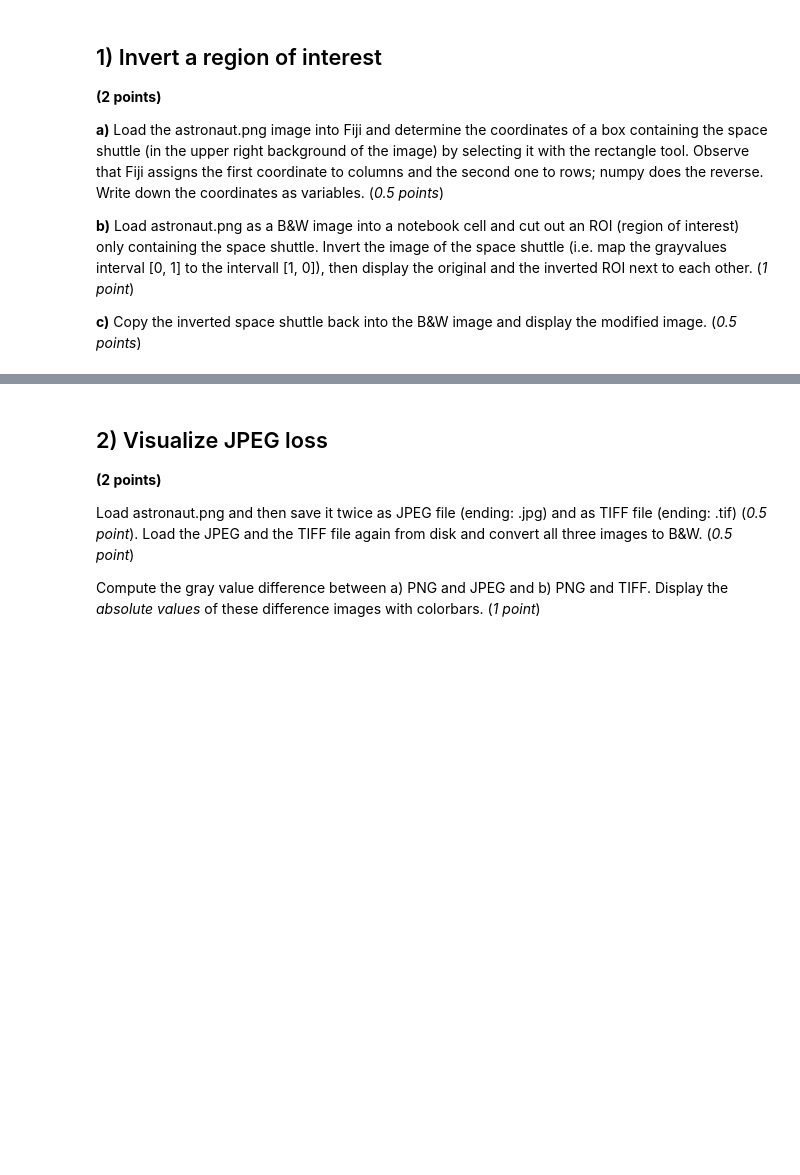
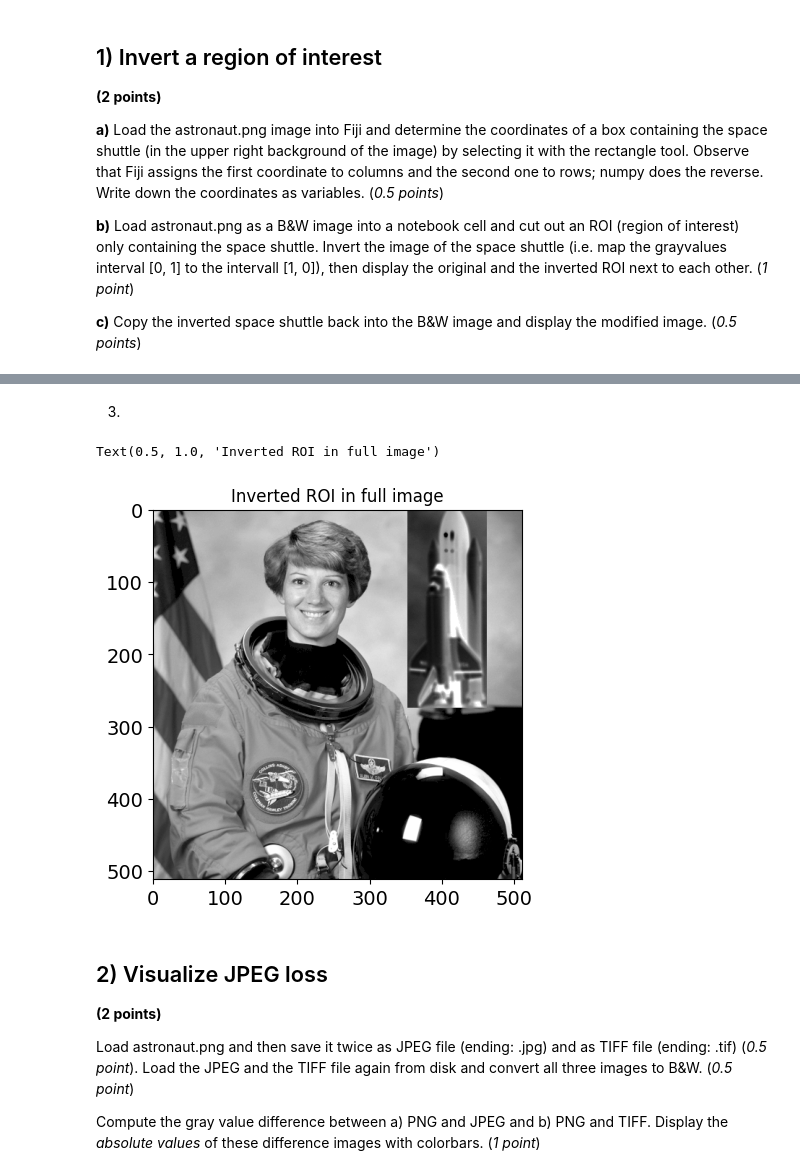
Before and after one commit to lywlywly/cs-302, a Jupyter notebook: hw1/Homework_1.ipynb, the cells around one changed output, grey strips where cells are left out. Drawn from its saved outputs; the diff is of its cells as text; code cells hidden in the pictures; blank space fills up the shorter version.

```diff
--- a/hw1/Homework_1.ipynb
+++ b/hw1/Homework_1.ipynb
@@ -39,3 +69,15 @@ b)
+# %% [markdown]
+3)
+# %%
+png_img_bw_copy = np.copy(png_img_bw)
+
+png_img_bw_copy[by : by + height, bx : bx + width] = inverted_roi_bw
+
+plt.imshow(png_img_bw_copy, cmap="grey", vmin=0, vmax=255)
+plt.title("Inverted ROI in full image")
+# %% [output]
+Text(0.5, 1.0, 'Inverted ROI in full image')
+[figure, added]
 # %% [markdown]
 ## 2) Visualize JPEG loss
 **(2 points)**
```
Also changed, not shown: parts of 14 cells of this notebook, 2 other files.
